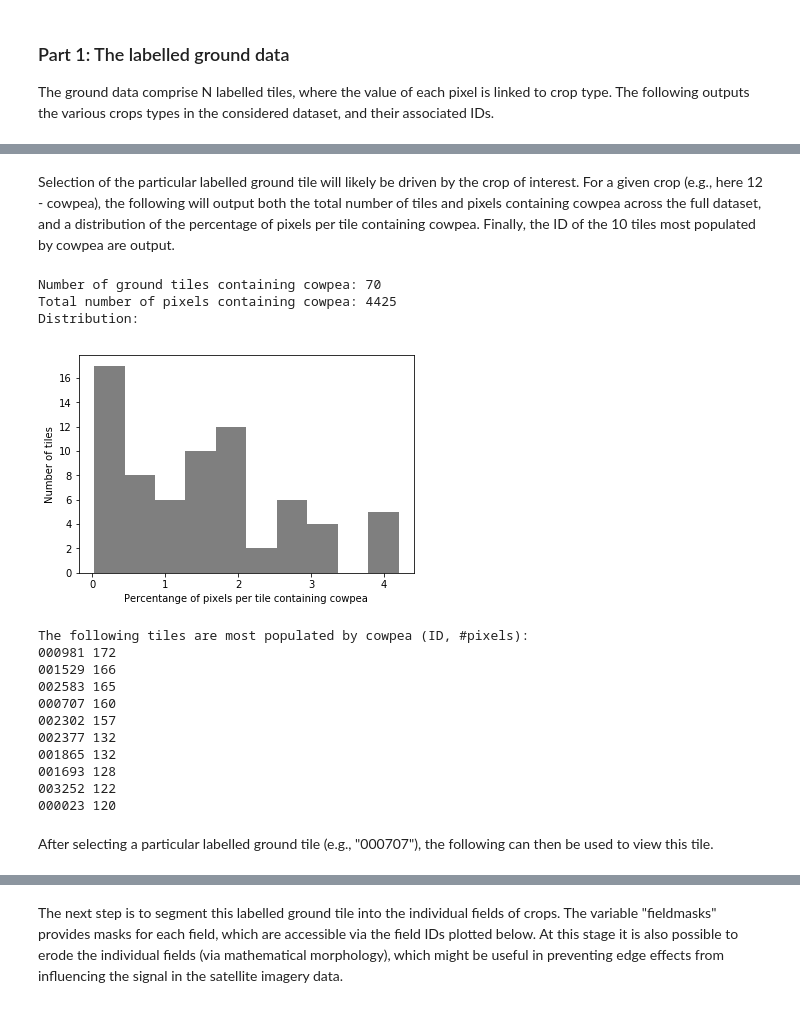
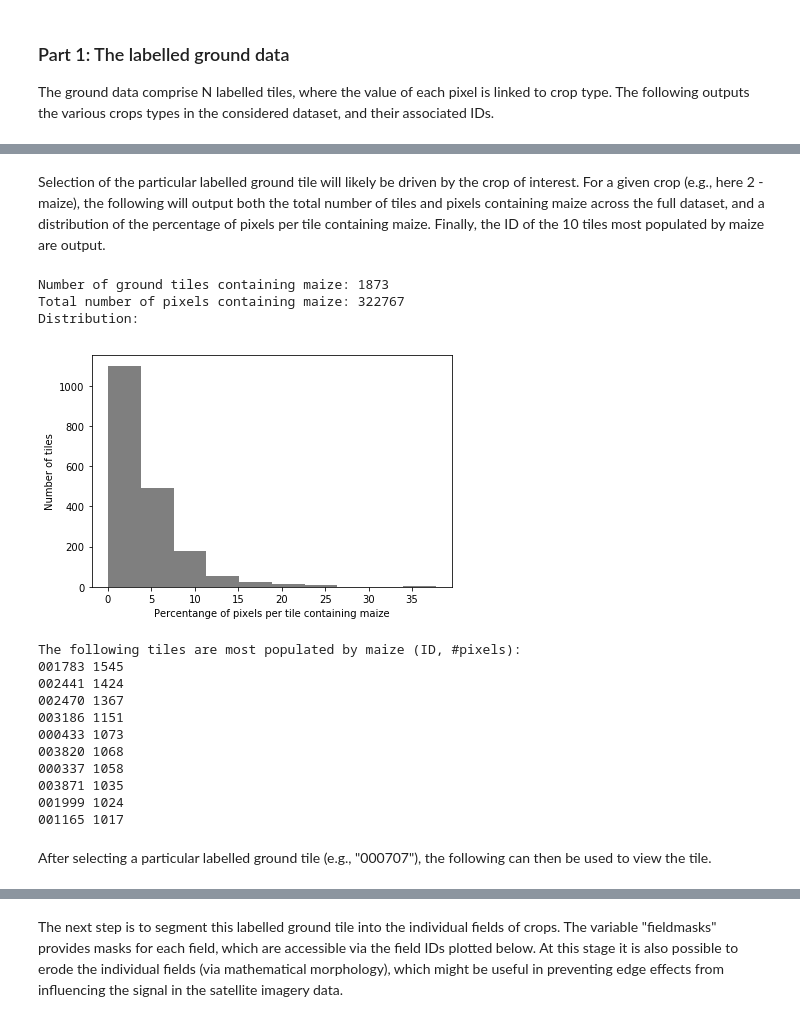
Before and after one commit to apburt/cropseg, a Jupyter notebook: doc/datadashboard.ipynb, the cells around one changed output, grey strips where cells are left out. Drawn from its saved outputs; the diff is of its cells as text; code cells hidden in the pictures.

```diff
--- a/doc/datadashboard.ipynb
+++ b/doc/datadashboard.ipynb
@@ -26,8 +62,6 @@ sys.path.insert(0,'../cropseg/')
 
 The ground data comprise N labelled tiles, where the value of each pixel is linked to crop type. The following outputs the various crops types in the considered dataset, and their associated IDs.
 # %%
-from mlhubdata import loadjson
-groundlabels = loadjson(f'{datasetinfo["metadatadir"]}{datasetinfo["groundcollection"]}_id.json')
 for i in range(len(groundlabels)):
     print(groundlabels[i]["id"],groundlabels[i]["crop"])
 # %% [output]
@@ -49,44 +83,48 @@ for i in range(len(groundlabels)):
 23 nyenabe
 24 pepper
 # %% [markdown]
-Selection of the particular labelled ground tile will likely be driven by the crop of interest. For a given crop (e.g., here 12 - cowpea), the following will output both the total number of tiles and pixels containing cowpea across the full dataset, and a distribution of the percentage of pixels per tile containing cowpea. Finally, the ID of the 10 tiles most populated by cowpea are output.
+Selection of the particular labelled ground tile will likely be driven by the crop of interest. For a given crop (e.g., here 2 - maize), the following will output both the total number of tiles and pixels containing maize across the full dataset, and a distribution of the percentage of pixels per tile containing maize. Finally, the ID of the 10 tiles most populated by maize are output.
 # %%
-croptype = 12
+#####
+croptype = 2
+#####
 
 import numpy
 import matplotlib.pyplot
-from grounddata import groundCropCountByTile
 
-cropcount = groundCropCountByTile(datasetinfo)
+from grounddata import tilecropcount
+
+cropcount = tilecropcount(datasetinfo,groundlabels,groundmetadata)
 filteredcropcount = cropcount[cropcount[:,croptype]>0][cropcount[cropcount[:,croptype]>0][:,croptype].argsort()][::-1]
 
 print(f'Number of ground tiles containing {groundlabels[croptype]["crop"]}:',len(filteredcropcount))
 print(f'Total number of pixels containing {groundlabels[croptype]["crop"]}:',numpy.sum(filteredcropcount[:,croptype]))
 print(f'Distribution:')
 fix,ax = matplotlib.pyplot.subplots()
 ax.hist(filteredcropcount[:,croptype]/(numpy.sum(numpy.sum(filteredcropcount,axis=0)[0:len(groundlabels)]) / len(filteredcropcount))*100,color='black',alpha=0.5)
 ax.set_xlabel(f'Percentange of pixels per tile containing {groundlabels[croptype]["crop"]}')
 ax.set_ylabel('Number of tiles')
+matplotlib.pyplot.tight_layout()
 matplotlib.pyplot.show()
 print(f'The following tiles are most populated by {groundlabels[croptype]["crop"]} (ID, #pixels):')
 for i in range(0,10):
     print(str(filteredcropcount[i][len(groundlabels)]).rjust(6,'0'),filteredcropcount[i][croptype])
 # %% [output]
-Number of ground tiles containing cowpea: 70
-Total number of pixels containing cowpea: 4425
+Number of ground tiles containing maize: 1873
+Total number of pixels containing maize: 322767
 Distribution:
-[figure, old version]
+[figure, new version]
-The following tiles are most populated by cowpea (ID, #pixels):
-000981 172
-001529 166
-002583 165
-000707 160
-002302 157
-002377 132
-001865 132
-001693 128
-003252 122
-000023 120
+The following tiles are most populated by maize (ID, #pixels):
+001783 1545
+002441 1424
+002470 1367
+003186 1151
+000433 1073
+003820 1068
+000337 1058
+003871 1035
+001999 1024
+001165 1017
 # %% [markdown]
-After selecting a particular labelled ground tile (e.g., "000707"), the following can then be used to view this tile.
+After selecting a particular labelled ground tile (e.g., "000707"), the following can then be used to view the tile.
 # %%
```
Also changed, not shown: parts of 19 cells of this notebook, 12 other files.
